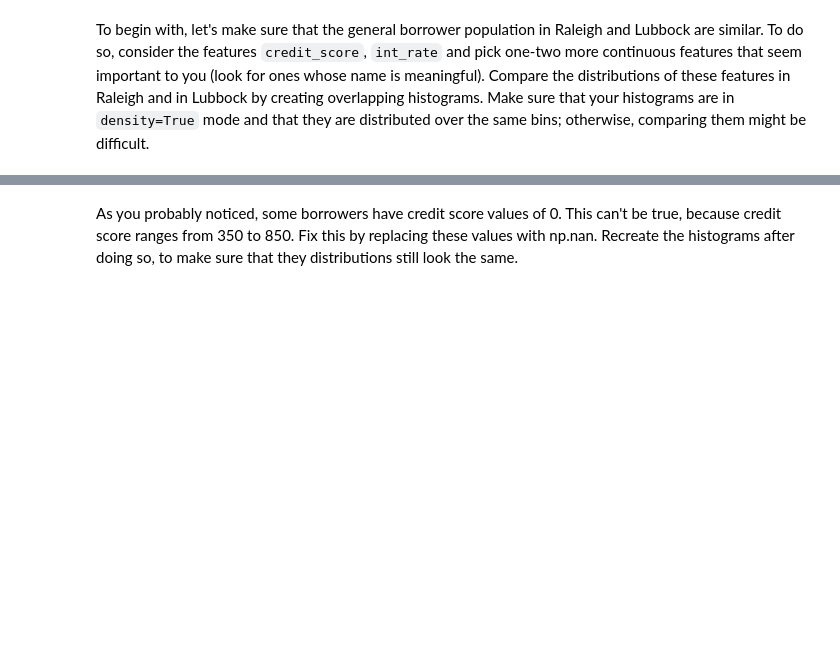
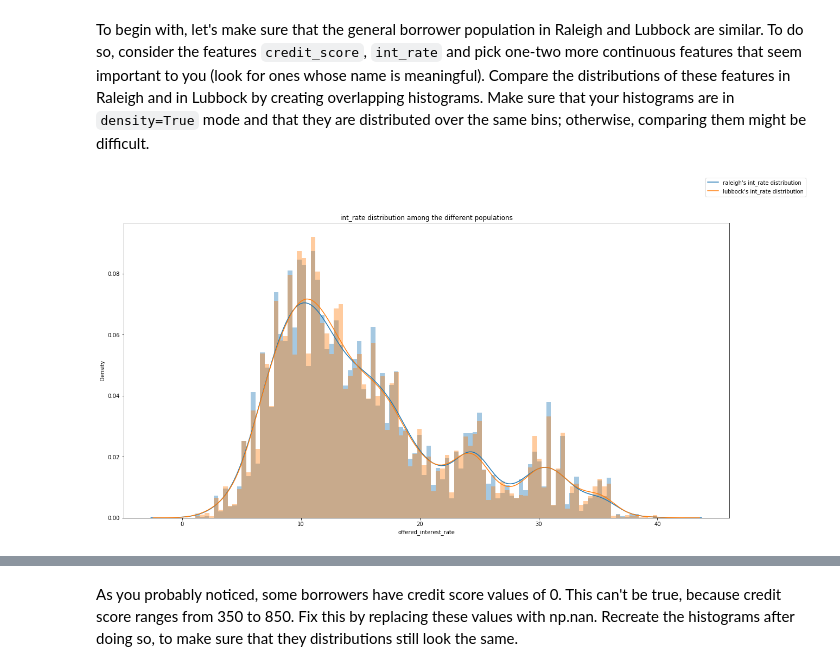
Before and after one commit to Pagaya-Pro/PagayaPro2021, a Jupyter notebook: assignments/assignment2/assignment2.ipynb, the cells around one changed output, grey strips where cells are left out. Saved outputs shown, nothing was run; the diff lists cells and outputs as text; code cells hidden in the pictures; blank space fills up the shorter version.

Commit message:
adding first stage of assignment 2 to git

```diff
--- a/assignments/assignment2/assignment2.ipynb
+++ b/assignments/assignment2/assignment2.ipynb
@@ -21,8 +27,8 @@ Start by reading the processed activation tables from Raleigh and Lubbock. These
 # %%
 from pagayapro.paths.data_paths import ASSIGNMENT2_DATA
 # %%
-raleigh_table = pd.read_csv(os.path.join(ASSIGNMENT2_DATA,"raleigh_final_activation_table.csv"))
+raleigh_df = pd.read_csv(os.path.join(ASSIGNMENT2_DATA,"raleigh_final_activation_table.csv"))
 # %%
-lubbock_table = pd.read_csv(os.path.join(ASSIGNMENT2_DATA,"lubbock_final_activation_table.csv"))
+lubbock_df = pd.read_csv(os.path.join(ASSIGNMENT2_DATA,"lubbock_final_activation_table.csv"))
 # %% [markdown]
 Disply the first 5 rows of each table. How many rows are there in each table?
@@ -31,3 +76,15 @@ In order to analyze borrowers in Raleigh and Lubbock, we would like to enriched
 # %%
 from pagayapro.paths.data_paths import DATA_FILES_PATH
 tu_2018Q3= pd.read_parquet(os.path.join(DATA_FILES_PATH,"tu_gen_data_2018Q3.parquet"))
+tu_data = tu_2018Q3[["credit_score", # creadit score
+    "int_rate", # interest rate
+    "loan_amnt", # loan amount
+    "listing_term", # months
+    "monthly_pmt", # monthly payments
+    "is_unsecured", # unsecured user
+    "pti", # payment / incume
+    "dti", # debdt / incume
+    "zip", # zip code
+    "sequence_num", # ID
+    "cosignr1", # cosigner
+    "bcpmtstr"]] # platform name
@@ -34,4 +101,7 @@ tu_2018Q3= pd.read_parquet(os.path.join(DATA_FILES_PATH,"tu_gen_data_2018Q3.parq
 # %% [markdown]
 Merge the activation tables from Raleigh and Lubbock with TU's features
+# %%
+raleigh_table = raleigh_df.merge(tu_data, how = 'left', on = ['id', 'sequence_num'])
+lubbock_table = lubbock_df.merge(tu_data, how = 'left', on = ['id', 'sequence_num'])
 # %% [markdown]
 Make sure that the merge operation did not change the number of rows in either of the tables
@@ -39,3 +122,14 @@ Make sure that the merge operation did not change the number of rows in either o
 # EDA
 # %% [markdown]
 To begin with, let's make sure that the general borrower population in Raleigh and Lubbock are similar. To do so, consider the features `credit_score`, `int_rate` and pick one-two more continuous features that seem important to you (look for ones whose name is meaningful). Compare the distributions of these features in Raleigh and in Lubbock by creating overlapping histograms. Make sure that your histograms are in `density=True` mode and that they are distributed over the same bins; otherwise, comparing them might be difficult.
+# %%
+fig = plt.figure(figsize=(20,10))
+
+sns.distplot(raleigh_table.offered_interest_rate, bins = 100)
+sns.distplot(lubbock_table.offered_interest_rate, bins = 100)
+
+fig.legend(labels=["raleigh's int_rate distribution","lubbock's int_rate distribution"])
+plt.title("int_rate distribution among the different populations")
+plt.show();
+# %% [output]
+[figure, added]
```
Also changed, not shown: parts of 20 cells of this notebook, 8 other files.
